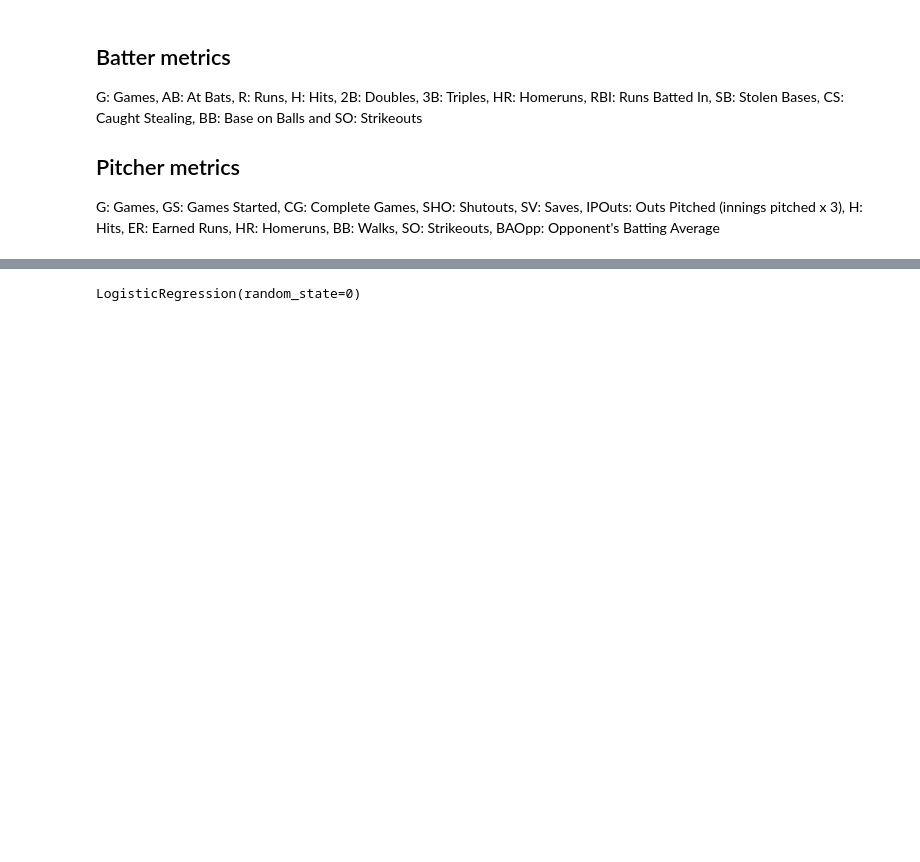
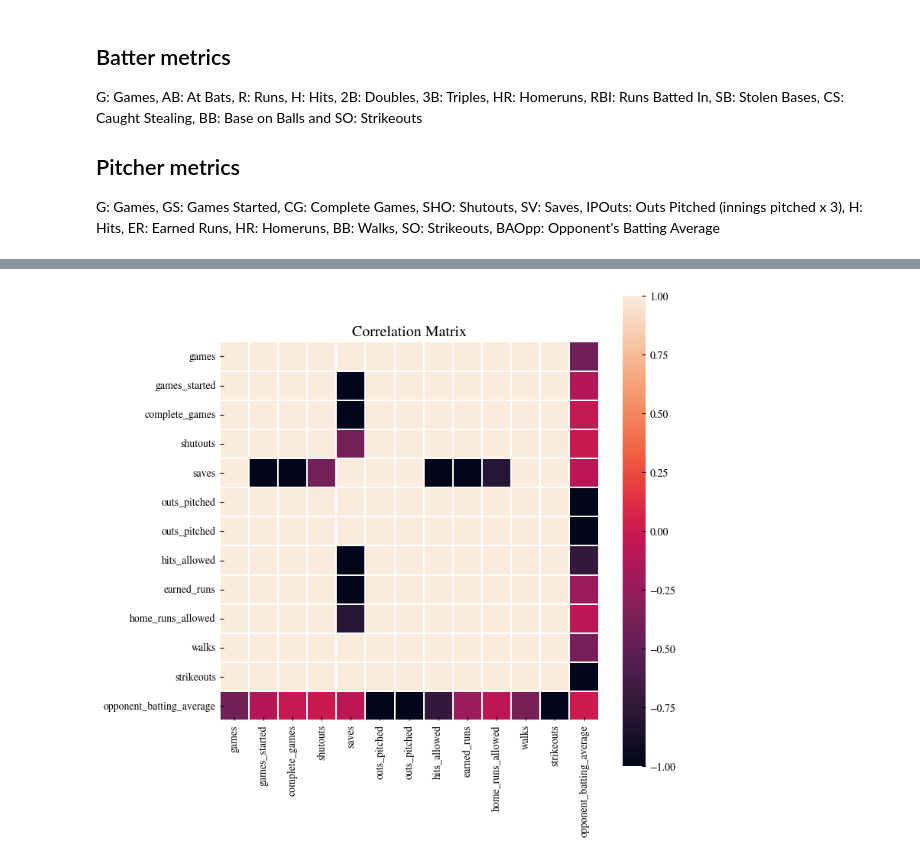
Before and after one commit to ghelms/MoneyBall-2.0, a Jupyter notebook: RQ2.ipynb, the cells around one changed output, grey strips where cells are left out. Cells and saved outputs as stored; diff of their text form; code cells hidden in the pictures; blank space fills up the shorter version.

```diff
--- a/RQ2.ipynb
+++ b/RQ2.ipynb
@@ -105,3 +135,13 @@ pitchers["prev_comp2"] = pitchers.groupby("playerID")["component_2"].shift(1)
+# %%
+X_pit.columns = X_pit.columns.str.rstrip('_PIT')
+corrMatrix = X_pit.cov()
+fig, ax = plt.subplots(figsize = (8, 8))
+
+sns.heatmap(corrMatrix, square = True, linewidths = 0.3, vmax = 1, vmin = -1)
+plt.title('Correlation Matrix')
+plt.show()
+# %% [output]
+[figure, added]
 # %%
 batters["prev_comp1"], batters["prev_comp2"] = zip(*imputer.fit_transform(batters[["prev_comp2", "prev_comp2"]]))
 pitchers["prev_comp1"], pitchers["prev_comp2"] = zip(*imputer.fit_transform(pitchers[["prev_comp2", "prev_comp2"]]))
@@ -112,5 +147,0 @@ merged = batters_grouped.merge(teams, on=["yearID", "teamID"])
-# %%
-classifier = LogisticRegression(random_state = 0)
-classifier.fit(merged[["prev_comp1", "prev_comp2"]], merged[["Rank"]])
-# %% [output]
-LogisticRegression(random_state=0)
```
Also changed, not shown: parts of 21 cells of this notebook.
